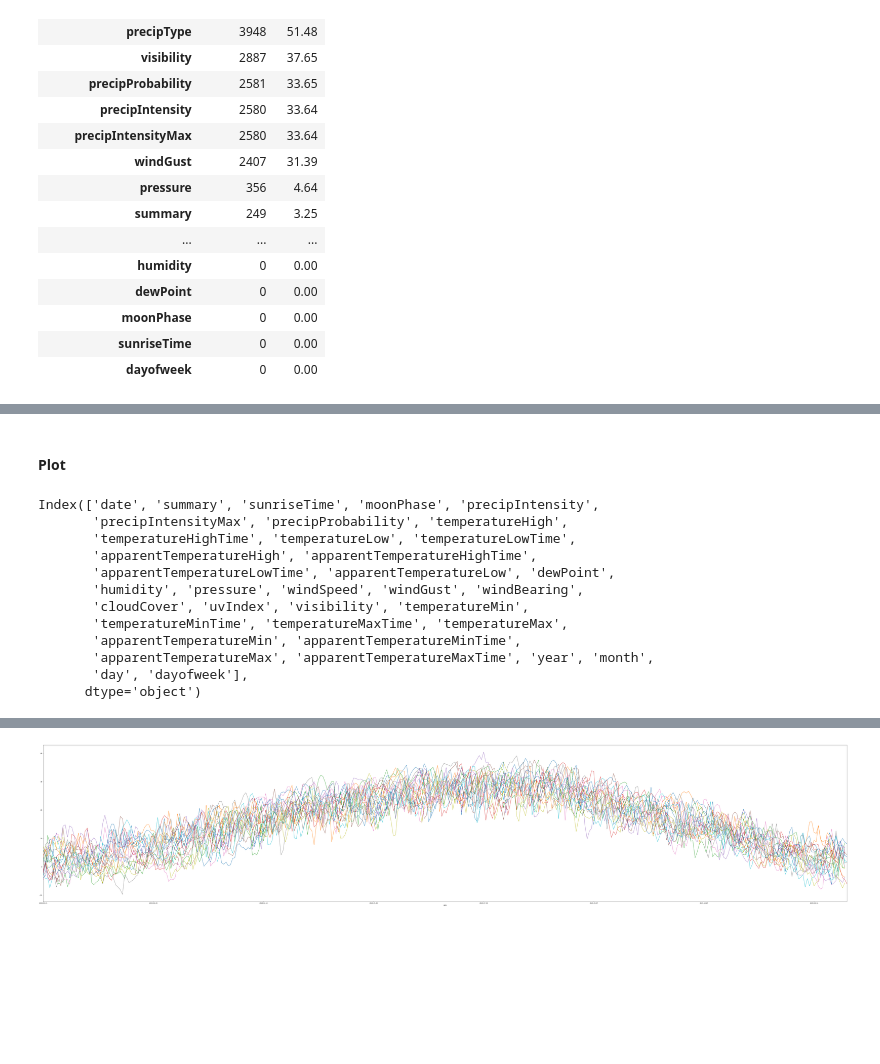
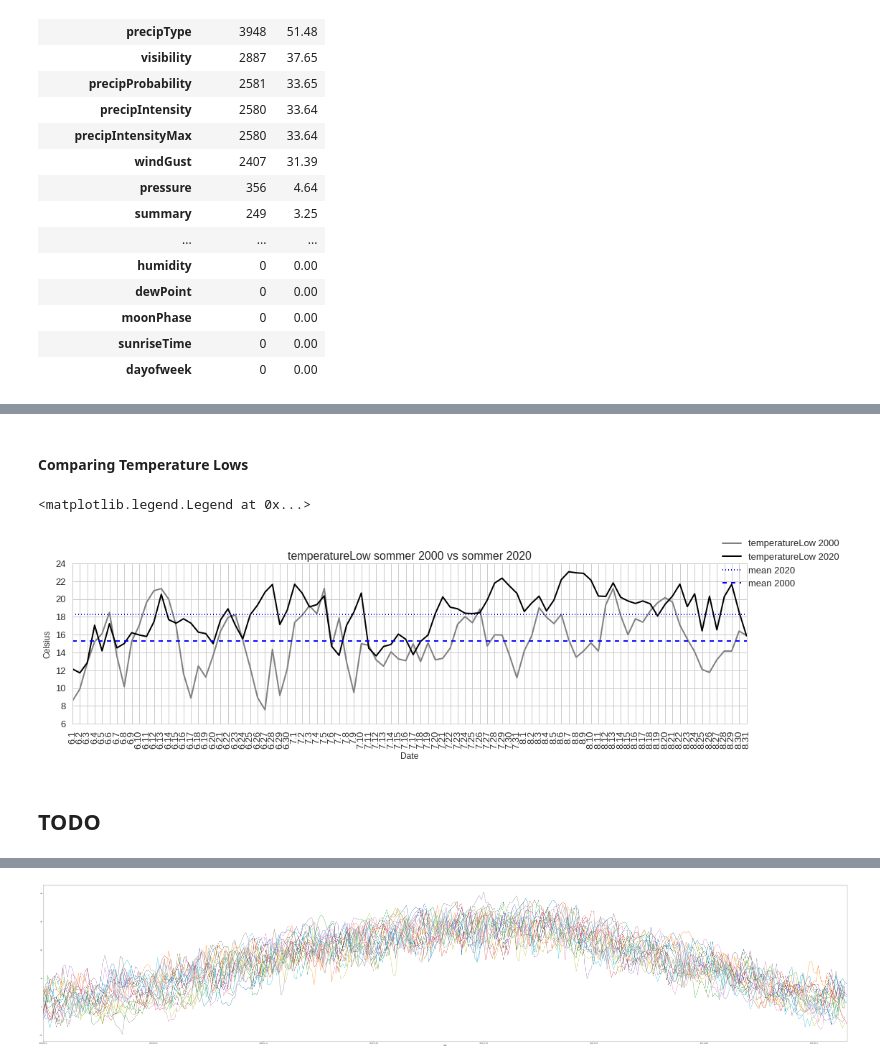
Before and after one commit to xngst/Budapest_idojaras_2000-2020, a Jupyter notebook: Ipython Notebook/Budapest Időjárás 2000-2020 elemzés.ipynb, the cells around one changed output, grey strips where cells are left out. Cells and saved outputs as stored; diff of their text form; code cells hidden in the pictures; blank space fills up the shorter version.

```diff
--- a/Ipython Notebook/Budapest Időjárás 2000-2020 elemzés.ipynb
+++ b/Ipython Notebook/Budapest Időjárás 2000-2020 elemzés.ipynb
@@ -150,17 +273,46 @@ all_years.drop(['precipType', 'ozone','precipIntensityMaxTime'],
+# %% [markdown]
+#### Comparing Temperature Lows
+# %%
+sommer_2000["temperatureLow_average"] = \
+(sommer_2000["temperatureLow"] + sommer_2000["temperatureLow"]) / 2
+sommer_2020["temperatureLow_average"] = \
+(sommer_2020["temperatureLow"] + sommer_2020["temperatureLow"]) / 2
+# %%
+fig = plt.figure(figsize=(15,4))
+ax = plt.axes()
+ax.plot(sommer_2000["month_day"],
+        sommer_2000["temperatureLow"][:],
+         '-',
+         color='grey',
+         label='temperatureLow 2000'
+        )
+ax.plot(sommer_2020["month_day"],
+        sommer_2020["temperatureLow"][:],
+         '-',
+         color='black',
+         label='temperatureLow 2020'
+        )
+
+ax.plot([sommer_2020["temperatureLow_average"].mean()] * len(sommer_2020),
+        ":",
+        color='blue',
+        label='mean 2020')
+
+ax.plot([sommer_2000["temperatureLow_average"].mean()] * len(sommer_2000),
+        "--",
+        color='blue',
+        label='mean 2000')
+
+ax.tick_params(axis='x', rotation=90)
+
+ax.set(title=f"temperatureLow sommer 2000 vs sommer 2020",
+       xlabel='Date',
+       ylabel='Celsius')
+
+
+ax.legend(bbox_to_anchor=(1.15, 1.2))
+# %% [output]
+<matplotlib.legend.Legend at 0x...>
+[figure, added]
 # %% [markdown]
-#### Plot
+## TODO
-# %%
-all_years.columns
-# %% [output]
-Index(['date', 'summary', 'sunriseTime', 'moonPhase', 'precipIntensity',
-       'precipIntensityMax', 'precipProbability', 'temperatureHigh',
-       'temperatureHighTime', 'temperatureLow', 'temperatureLowTime',
-       'apparentTemperatureHigh', 'apparentTemperatureHighTime',
-       'apparentTemperatureLowTime', 'apparentTemperatureLow', 'dewPoint',
-       'humidity', 'pressure', 'windSpeed', 'windGust', 'windBearing',
-       'cloudCover', 'uvIndex', 'visibility', 'temperatureMin',
-       'temperatureMinTime', 'temperatureMaxTime', 'temperatureMax',
-       'apparentTemperatureMin', 'apparentTemperatureMinTime',
-       'apparentTemperatureMax', 'apparentTemperatureMaxTime', 'year', 'month',
-       'day', 'dayofweek'],
-      dtype='object')
```
Also changed, not shown: parts of 26 cells of this notebook, 5 other files.
